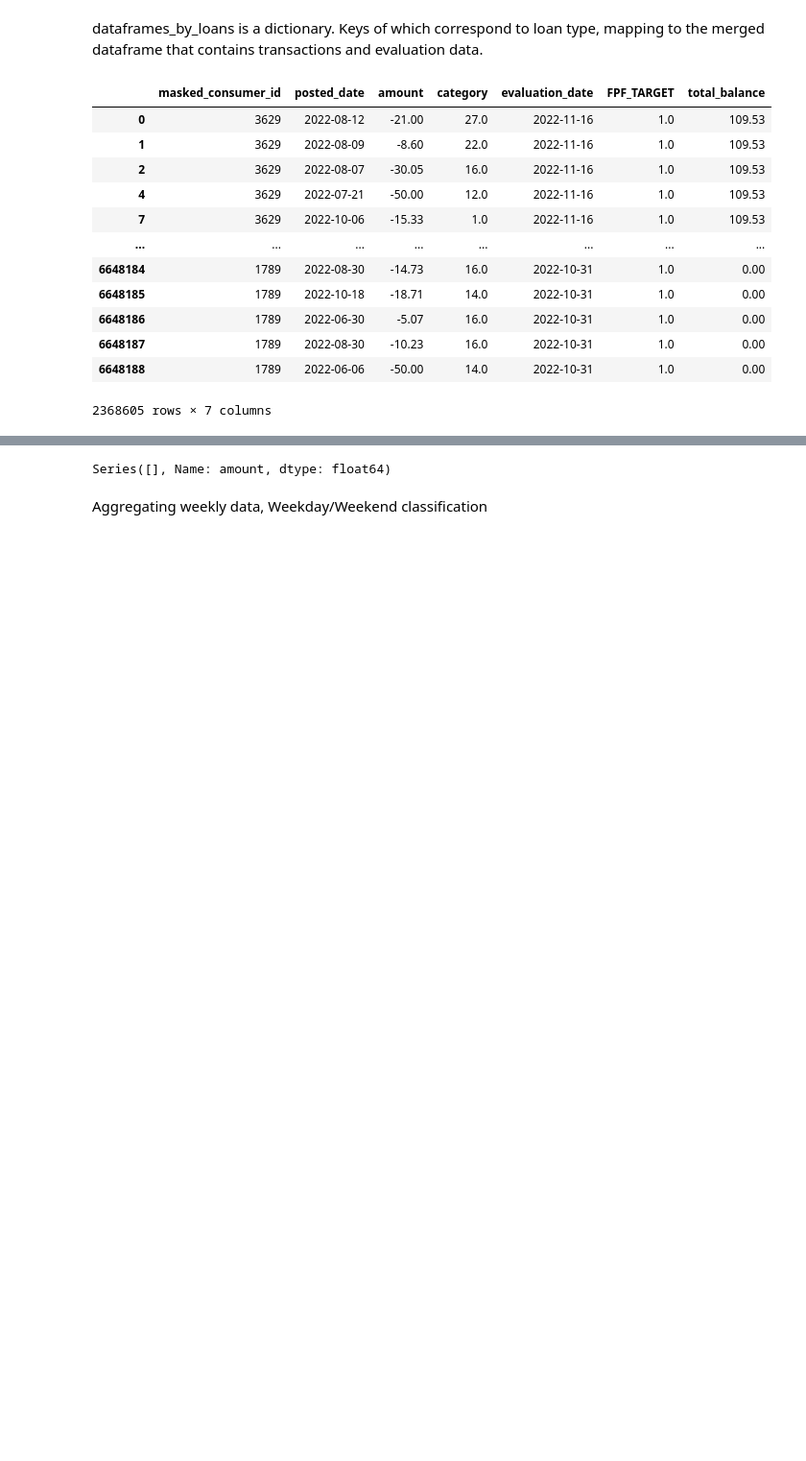
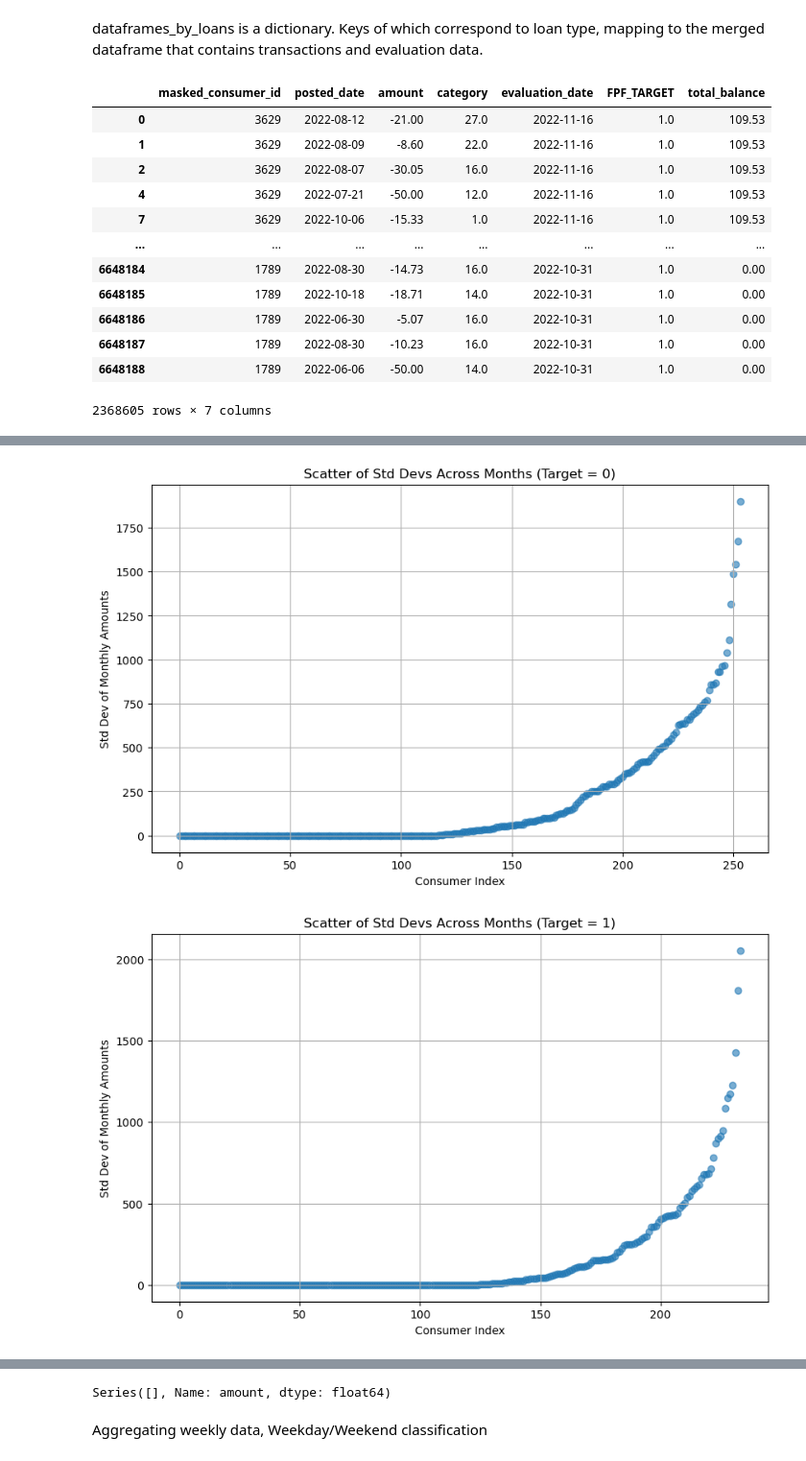
Before and after one commit to shsaha2024/mlc-sp25-car, a Jupyter notebook: baseline_shubham.ipynb, the cells around one changed output, grey strips where cells are left out. Shown at 96% size. Cells and saved outputs as stored; diff of their text form; code cells hidden in the pictures; blank space fills up the shorter version.

Commit message:
added some more analysis into rent

```diff
--- a/baseline_shubham.ipynb
+++ b/baseline_shubham.ipynb
@@ -268,0 +456,17 @@ Name: avg_amount, dtype: float64
+# %%
+def plot_std_scatter(std_by_month):
+    for target, df in std_by_month.items():
+        df = df.sort_values("std_amount").reset_index(drop=True)
+        plt.figure(figsize=(10, 6))
+        plt.scatter(range(len(df)), df["std_amount"], alpha=0.6)
+        plt.xlabel("Consumer Index")
+        plt.ylabel("Std Dev of Monthly Amounts")
+        plt.title(f"Scatter of Std Devs Across Months (Target = {target})")
+        plt.grid(True)
+        plt.show()
+
+std_by_month, avg_by_month = plot_cat_month(cats_to_codes["RENT"])
+plot_std_scatter(std_by_month)
+# %% [output]
+[figure, added]
+[figure, added]
```
Also changed, not shown: parts of 15 cells of this notebook.
